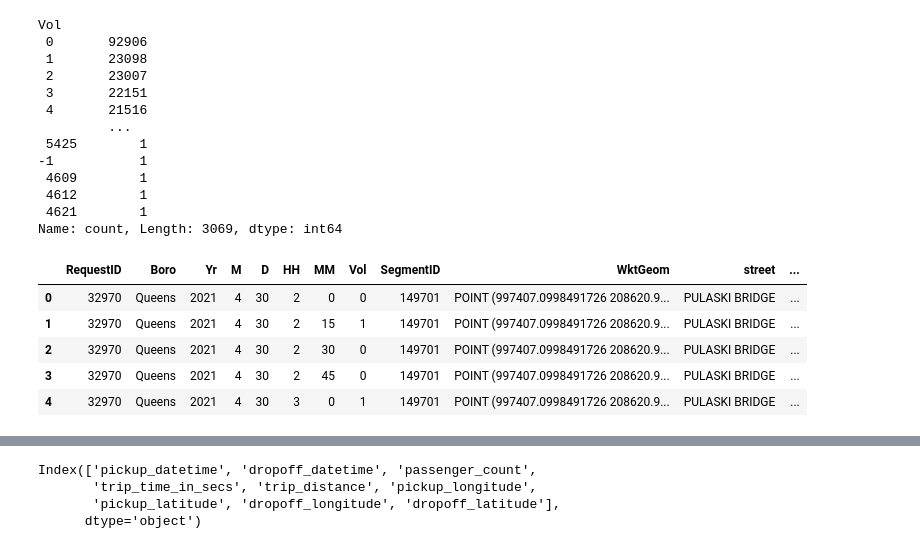
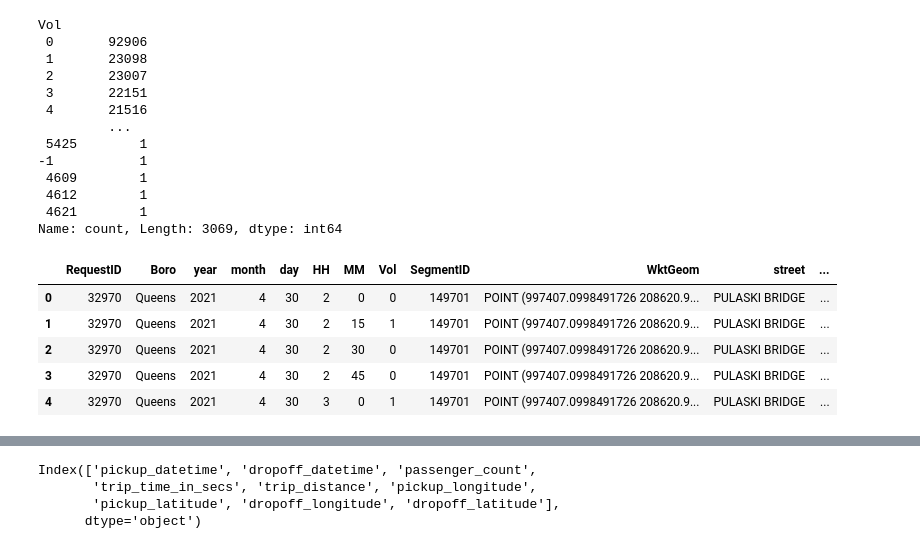
Before and after one commit to kwame-mbobda-kuate/kurisue, a Jupyter notebook: stats_descriptives.ipynb, the cells around one changed output, grey strips where cells are left out. Drawn from its saved outputs; the diff is of its cells as text; code cells hidden in the pictures.

```diff
--- a/stats_descriptives.ipynb
+++ b/stats_descriptives.ipynb
@@ -29,5 +30,5 @@ Index(['pickup_datetime', 'dropoff_datetime', 'passenger_count',
        'pickup_latitude', 'dropoff_longitude', 'dropoff_latitude'],
       dtype='object')
 # %%
-df2 = pd.read_csv("/home/onyxia/work/data/automated_traffic_volume_counts.csv")
+traffic_data = pd.read_csv("/home/onyxia/work/data/automated_traffic_volume_counts.csv")
 # %%
@@ -49,9 +68,9 @@ Vol
  4621        1
 Name: count, Length: 3069, dtype: int64
 # %%
-df2.head()
+traffic_data.head()
 # %% [output]
-|  | RequestID | Boro | Yr | M | D | HH | MM | Vol | SegmentID | WktGeom | street | ... |
+|  | RequestID | Boro | year | month | day | HH | MM | Vol | SegmentID | WktGeom | street | ... |
 | 0 | 32970 | Queens | 2021 | 4 | 30 | 2 | 0 | 0 | 149701 | POINT (997407.0998491726 208620.9... | PULASKI BRIDGE | ... |
 | 1 | 32970 | Queens | 2021 | 4 | 30 | 2 | 15 | 1 | 149701 | POINT (997407.0998491726 208620.9... | PULASKI BRIDGE | ... |
 | 2 | 32970 | Queens | 2021 | 4 | 30 | 2 | 30 | 0 | 149701 | POINT (997407.0998491726 208620.9... | PULASKI BRIDGE | ... |
```
Also changed, not shown: parts of 16 cells of this notebook.
